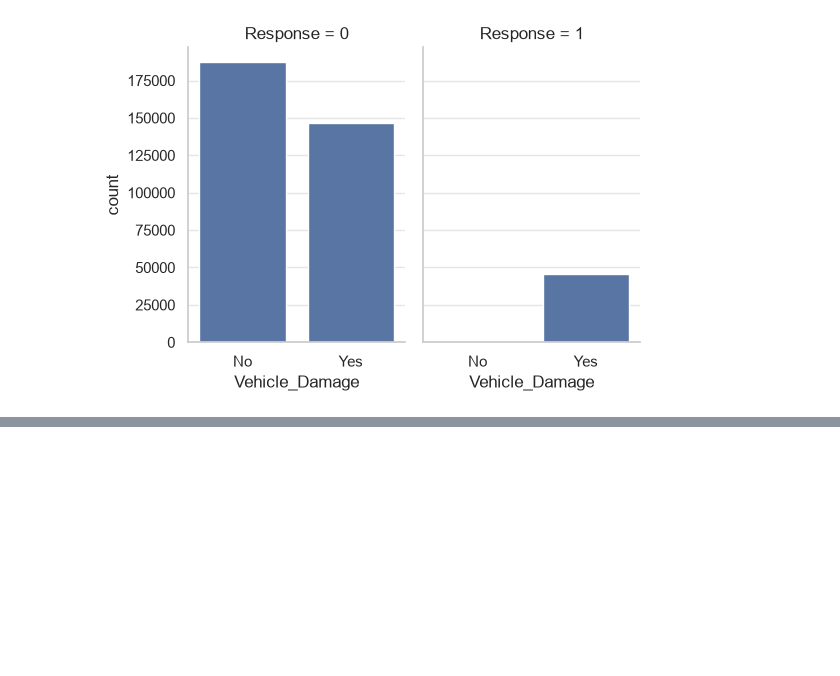
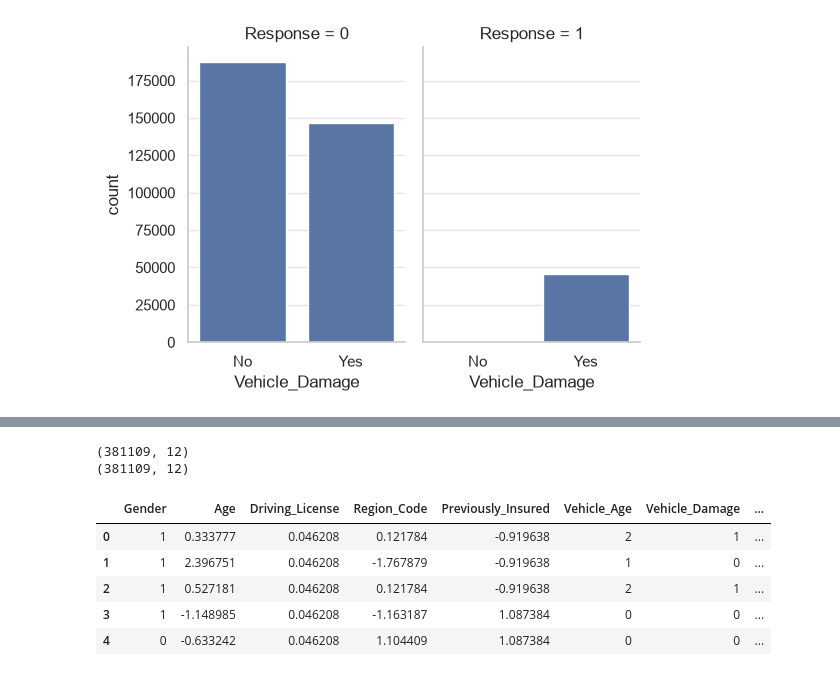
Before and after one commit to mafimashrafi/Vehicle_Insurance, a Jupyter notebook: notebook/exp_notebook.ipynb, the cells around one changed output, grey strips where cells are left out. Cells and saved outputs as stored; diff of their text form; code cells hidden in the pictures; blank space fills up the shorter version.

```diff
--- a/notebook/exp_notebook.ipynb
+++ b/notebook/exp_notebook.ipynb
@@ -184,0 +265,3 @@ g = sns.catplot(x="Vehicle_Damage", y="count",col="Response", data=data, kind="b
+# %%
+df['Gender'] = df['Gender'].map( {'Female' : 0, 'Male' : 1}).astype(int)
+df['Gender'].head()
@@ -184,0 +281,3 @@ g = sns.catplot(x="Vehicle_Damage", y="count",col="Response", data=data, kind="b
+# %%
+df['Vehicle_Age'] = df['Vehicle_Age'].map({'> 2 Years': 2, '1-2 Year': 1, '< 1 Year': 0}).astype(int)
+df['Vehicle_Age'].head()
@@ -184,0 +297,3 @@ g = sns.catplot(x="Vehicle_Damage", y="count",col="Response", data=data, kind="b
+# %%
+df['Vehicle_Damage'] = df['Vehicle_Damage'].map({"Yes":1, "No":0}).astype(int)
+df['Vehicle_Damage'].head()
@@ -184,0 +329,27 @@ g = sns.catplot(x="Vehicle_Damage", y="count",col="Response", data=data, kind="b
+# %%
+print(df.shape)
+df = pd.get_dummies(df, drop_first=True)
+print(df.shape)
+# %% [output]
+(381109, 12)
+(381109, 12)
+# %%
+from sklearn.preprocessing import StandardScaler, MinMaxScaler
+
+numerical_features.remove('Response')
+ss = StandardScaler()
+df[numerical_features] = ss.fit_transform(df [numerical_features])
+
+mm = MinMaxScaler()
+df[['Annual_Premium']] = mm.fit_transform(df [['Annual_Premium']])
+
+id = df.id
+df = df.drop('id', axis=1)
+df.head()
+# %% [output]
+|  | Gender | Age | Driving_License | Region_Code | Previously_Insured | Vehicle_Age | Vehicle_Damage | ... |
+| 0 | 1 | 0.333777 | 0.046208 | 0.121784 | -0.919638 | 2 | 1 | ... |
+| 1 | 1 | 2.396751 | 0.046208 | -1.767879 | -0.919638 | 1 | 0 | ... |
+| 2 | 1 | 0.527181 | 0.046208 | 0.121784 | -0.919638 | 2 | 1 | ... |
+| 3 | 1 | -1.148985 | 0.046208 | -1.163187 | 1.087384 | 0 | 0 | ... |
+| 4 | 0 | -0.633242 | 0.046208 | 1.104409 | 1.087384 | 0 | 0 | ... |
```
Also changed, not shown: parts of 24 cells of this notebook.
